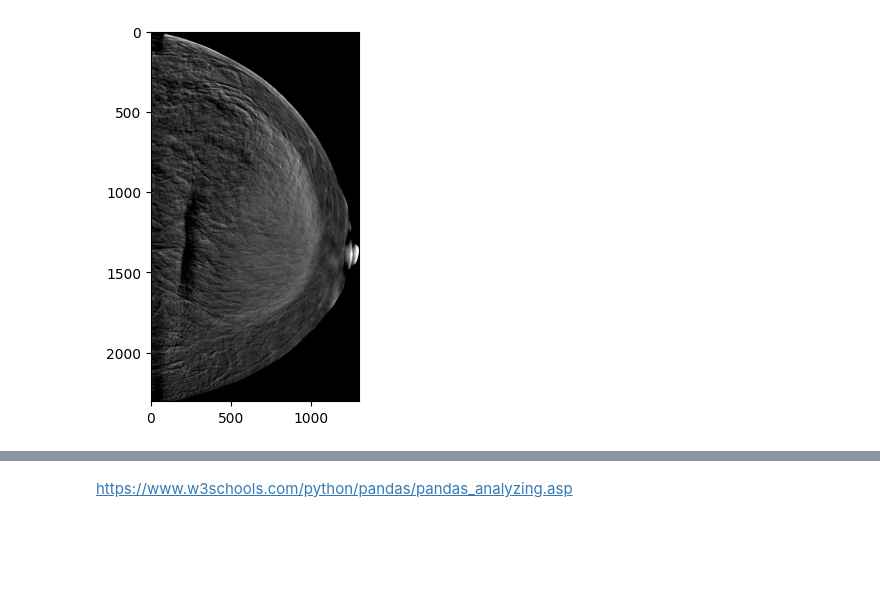
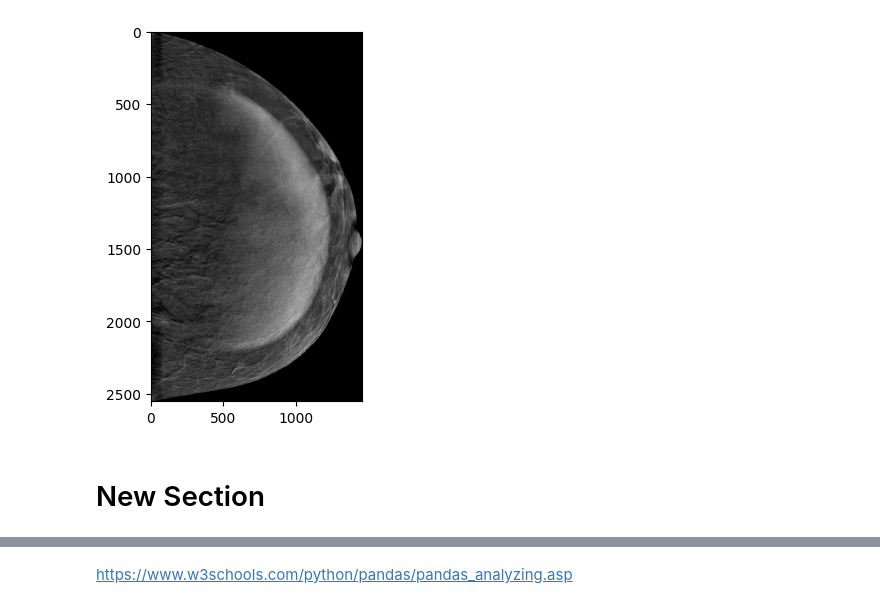
Before and after one commit to RexGod/DataMining_Pgu_Nueral_Network, a Jupyter notebook: finalProject.ipynb, the cells around one changed output, grey strips where cells are left out. Drawn from its saved outputs; the diff is of its cells as text; code cells hidden in the pictures; blank space fills up the shorter version.

```diff
--- a/finalProject.ipynb
+++ b/finalProject.ipynb
@@ -9,12 +9,14 @@ import cv2
 # %%
 pathImages = '/content/drive/MyDrive/Subtracted_images_of_CDD-CESM'
 pathManual = '/content/drive/MyDrive/Radiology_manual_annotations.xlsx'
 manualRadio = pd.read_excel(pathManual)
-image = plt.imread('/content/drive/MyDrive/Subtracted_images_of_CDD-CESM/P100_L_CM_CC.jpg')
+image = plt.imread('/content/drive/MyDrive/Subtracted_images_of_CDD-CESM/P101_L_CM_CC.jpg')
 plt.imshow(image)
 plt.show()
 # %% [output]
-[figure, old version]
+[figure, new version]
+# %% [markdown]
+# New Section
 # %%
 #image = cv2.imread('/content/drive/MyDrive/Subtracted_images_of_CDD-CESM/P100_L_CM_CC.jpg')
 #width, height , rgb = np.array(image).shape
```
Also changed, not shown: parts of 11 cells of this notebook.
